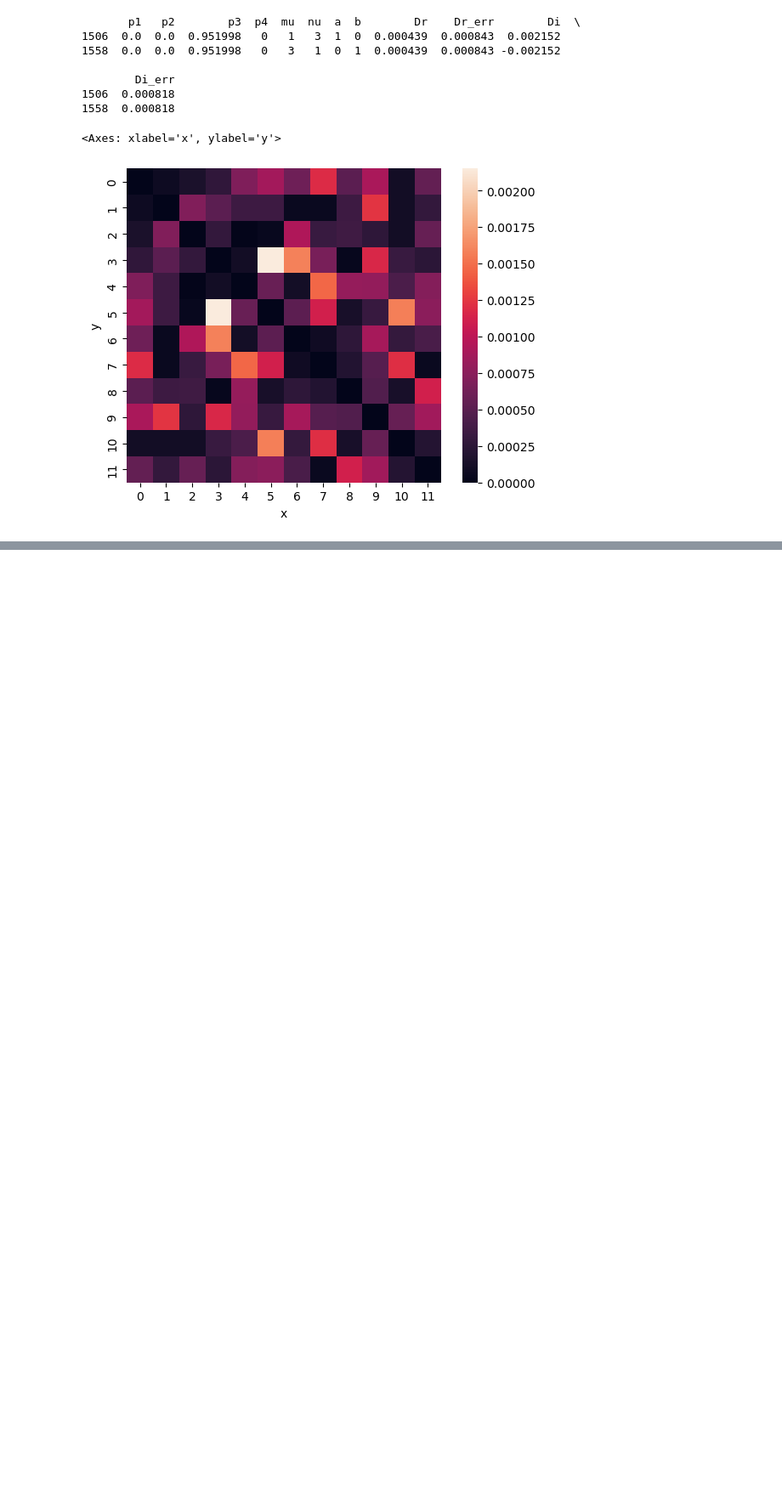
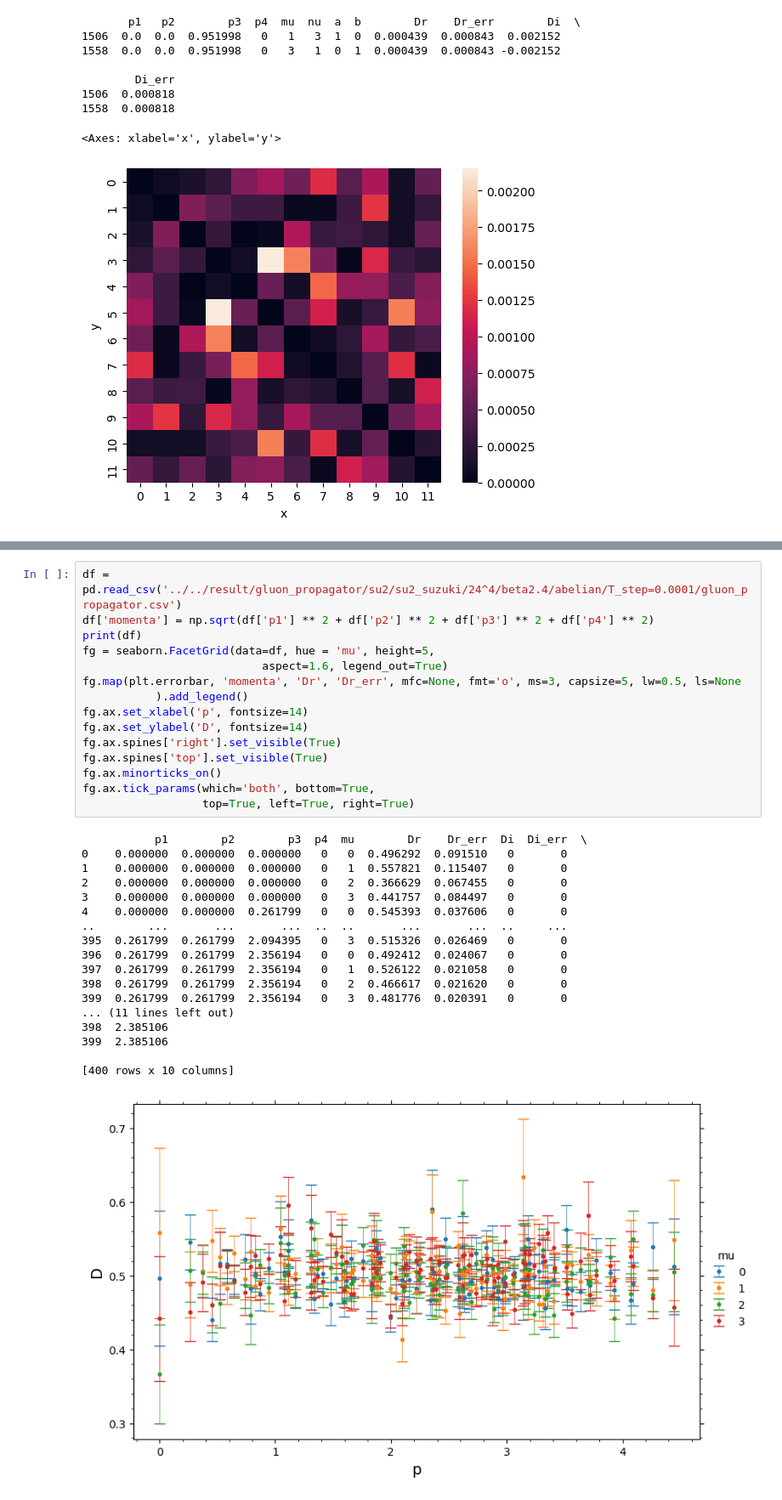
Before and after one commit to ilyakudrov/observables, a Jupyter notebook: python_jupyter/gluon_propagator/gluon_propagator.ipynb, the cells around one changed output, grey strips where cells are left out. Shown at 85% size. Drawn from its saved outputs; the diff is of its cells as text; blank space fills up the shorter version.

Commit message:
added gluon_propagator_diagonal_space_average

```diff
--- a/python_jupyter/gluon_propagator/gluon_propagator.ipynb
+++ b/python_jupyter/gluon_propagator/gluon_propagator.ipynb
@@ -65,0 +66,34 @@ fg.ax.tick_params(which='both', bottom=True,
+# %%
+df = pd.read_csv('../../result/gluon_propagator/su2/su2_suzuki/24^4/beta2.4/abelian/T_step=0.0001/gluon_propagator.csv')
+df['momenta'] = np.sqrt(df['p1'] ** 2 + df['p2'] ** 2 + df['p3'] ** 2 + df['p4'] ** 2)
+print(df)
+fg = seaborn.FacetGrid(data=df, hue = 'mu', height=5,
+                           aspect=1.6, legend_out=True)
+fg.map(plt.errorbar, 'momenta', 'Dr', 'Dr_err', mfc=None, fmt='o', ms=3, capsize=5, lw=0.5, ls=None
+           ).add_legend()
+fg.ax.set_xlabel('p', fontsize=14)
+fg.ax.set_ylabel('D', fontsize=14)
+fg.ax.spines['right'].set_visible(True)
+fg.ax.spines['top'].set_visible(True)
+fg.ax.minorticks_on()
+fg.ax.tick_params(which='both', bottom=True,
+                  top=True, left=True, right=True)
+# %% [output]
+           p1        p2        p3  p4  mu        Dr    Dr_err  Di  Di_err  \
+0    0.000000  0.000000  0.000000   0   0  0.496292  0.091510   0       0
+1    0.000000  0.000000  0.000000   0   1  0.557821  0.115407   0       0
+2    0.000000  0.000000  0.000000   0   2  0.366629  0.067455   0       0
+3    0.000000  0.000000  0.000000   0   3  0.441757  0.084497   0       0
+4    0.000000  0.000000  0.261799   0   0  0.545393  0.037606   0       0
+..        ...       ...       ...  ..  ..       ...       ...  ..     ...
+395  0.261799  0.261799  2.094395   0   3  0.515326  0.026469   0       0
+396  0.261799  0.261799  2.356194   0   0  0.492412  0.024067   0       0
+397  0.261799  0.261799  2.356194   0   1  0.526122  0.021058   0       0
+398  0.261799  0.261799  2.356194   0   2  0.466617  0.021620   0       0
+399  0.261799  0.261799  2.356194   0   3  0.481776  0.020391   0       0
+... (11 lines left out)
+398  2.385106
+399  2.385106
+
+[400 rows x 10 columns]
+[figure, added]
```
Also changed, not shown: parts of 1 cell of this notebook, 2 other files.
